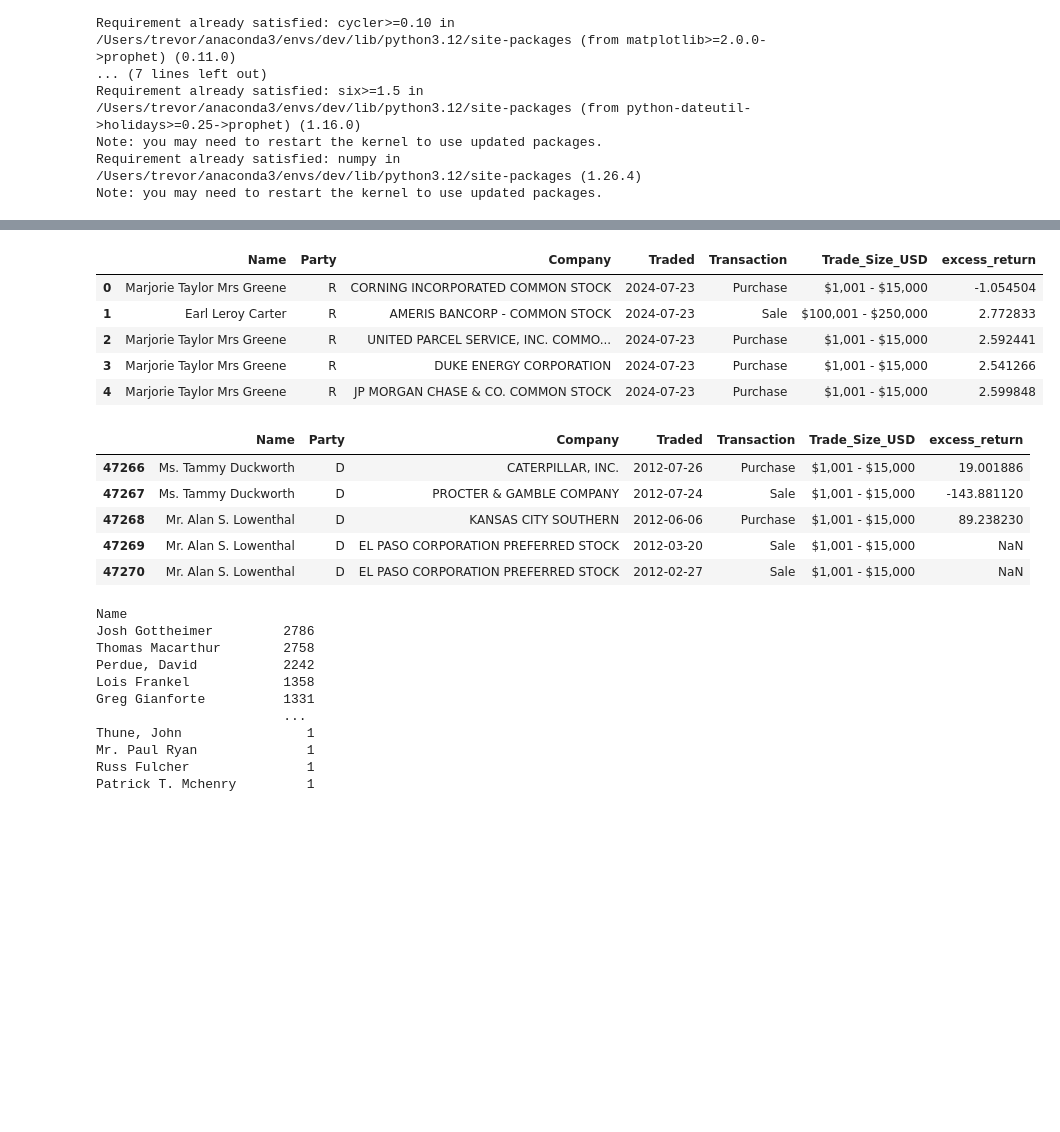
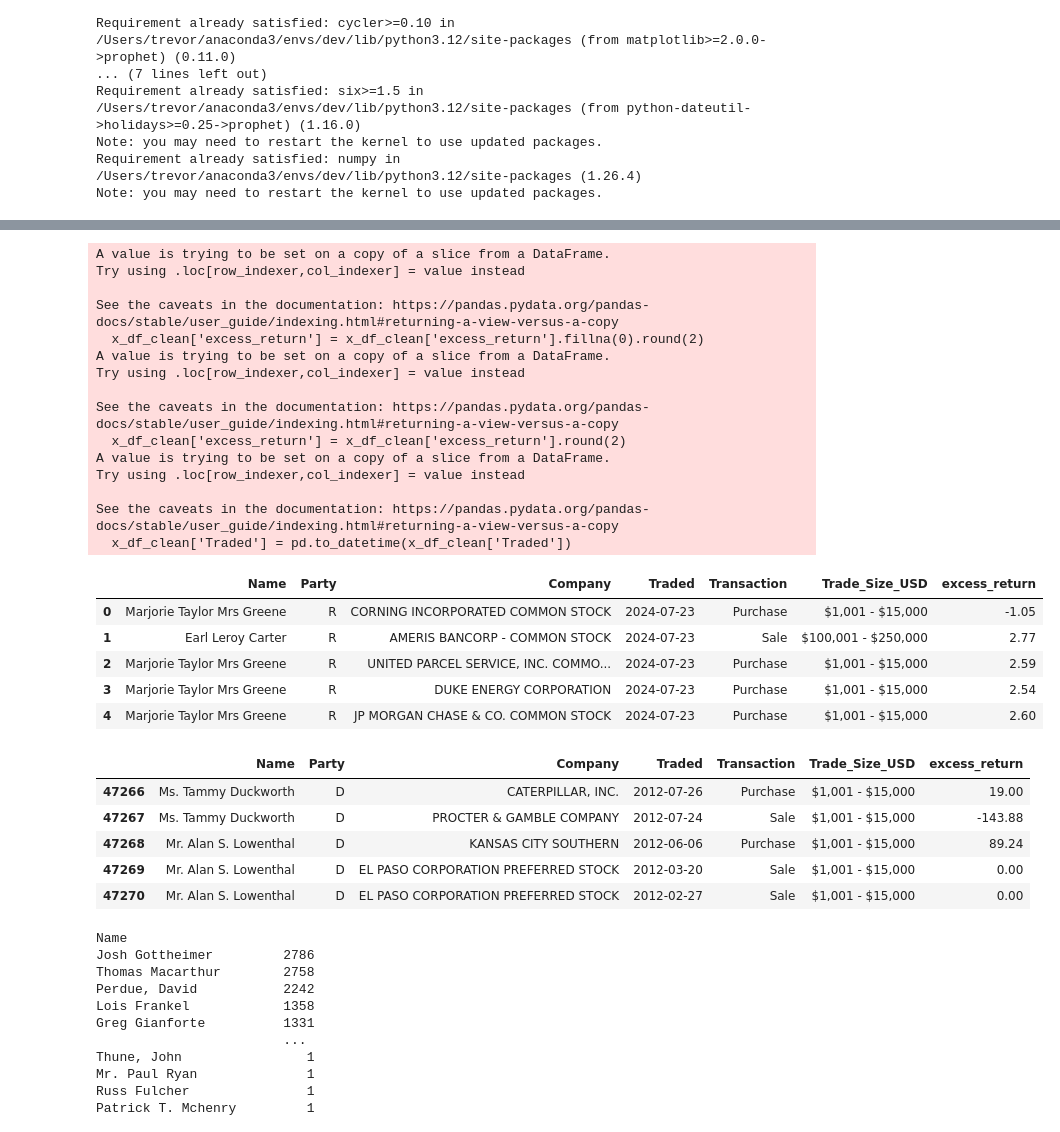
Before and after one commit to tsjohns9/ai-project-1, a Jupyter notebook: trev.ipynb, the cells around one changed output, grey strips where cells are left out. Cells and saved outputs as stored; diff of their text form; code cells hidden in the pictures; blank space fills up the shorter version.

```diff
--- a/trev.ipynb
+++ b/trev.ipynb
@@ -37,21 +37,39 @@ display(x_df.head())
 | 4 | JPM | ST | JP MORGAN CHASE & CO. COMMON STOCK | 2024-07-23 | Purchase | $1,001 - $15,000 | NEW | NaN | NaN | ... |
 # %%
 x_df_clean = x_df[['Name','Party', 'Company','Traded', 'Transaction', 'Trade_Size_USD', 'excess_return']]
+x_df_clean['excess_return'] = x_df_clean['excess_return'].fillna(0).round(2)
+x_df_clean['excess_return'] = x_df_clean['excess_return'].round(2)
+x_df_clean['Traded'] = pd.to_datetime(x_df_clean['Traded'])
 display(x_df_clean.head())
 display(x_df_clean.tail())
 # %% [output]
+A value is trying to be set on a copy of a slice from a DataFrame.
+Try using .loc[row_indexer,col_indexer] = value instead
+
+See the caveats in the documentation: https://pandas.pydata.org/pandas-docs/stable/user_guide/indexing.html#returning-a-view-versus-a-copy
+  x_df_clean['excess_return'] = x_df_clean['excess_return'].fillna(0).round(2)
+A value is trying to be set on a copy of a slice from a DataFrame.
+Try using .loc[row_indexer,col_indexer] = value instead
+
+See the caveats in the documentation: https://pandas.pydata.org/pandas-docs/stable/user_guide/indexing.html#returning-a-view-versus-a-copy
+  x_df_clean['excess_return'] = x_df_clean['excess_return'].round(2)
+A value is trying to be set on a copy of a slice from a DataFrame.
+Try using .loc[row_indexer,col_indexer] = value instead
+
+See the caveats in the documentation: https://pandas.pydata.org/pandas-docs/stable/user_guide/indexing.html#returning-a-view-versus-a-copy
+  x_df_clean['Traded'] = pd.to_datetime(x_df_clean['Traded'])
 |  | Name | Party | Company | Traded | Transaction | Trade_Size_USD | excess_return |
-| 0 | Marjorie Taylor Mrs Greene | R | CORNING INCORPORATED COMMON STOCK | 2024-07-23 | Purchase | $1,001 - $15,000 | -1.054504 |
-| 1 | Earl Leroy Carter | R | AMERIS BANCORP - COMMON STOCK | 2024-07-23 | Sale | $100,001 - $250,000 | 2.772833 |
-| 2 | Marjorie Taylor Mrs Greene | R | UNITED PARCEL SERVICE, INC. COMMO... | 2024-07-23 | Purchase | $1,001 - $15,000 | 2.592441 |
-| 3 | Marjorie Taylor Mrs Greene | R | DUKE ENERGY CORPORATION | 2024-07-23 | Purchase | $1,001 - $15,000 | 2.541266 |
-| 4 | Marjorie Taylor Mrs Greene | R | JP MORGAN CHASE & CO. COMMON STOCK | 2024-07-23 | Purchase | $1,001 - $15,000 | 2.599848 |
+| 0 | Marjorie Taylor Mrs Greene | R | CORNING INCORPORATED COMMON STOCK | 2024-07-23 | Purchase | $1,001 - $15,000 | -1.05 |
+| 1 | Earl Leroy Carter | R | AMERIS BANCORP - COMMON STOCK | 2024-07-23 | Sale | $100,001 - $250,000 | 2.77 |
+| 2 | Marjorie Taylor Mrs Greene | R | UNITED PARCEL SERVICE, INC. COMMO... | 2024-07-23 | Purchase | $1,001 - $15,000 | 2.59 |
+| 3 | Marjorie Taylor Mrs Greene | R | DUKE ENERGY CORPORATION | 2024-07-23 | Purchase | $1,001 - $15,000 | 2.54 |
+| 4 | Marjorie Taylor Mrs Greene | R | JP MORGAN CHASE & CO. COMMON STOCK | 2024-07-23 | Purchase | $1,001 - $15,000 | 2.60 |
 |  | Name | Party | Company | Traded | Transaction | Trade_Size_USD | excess_return |
-| 47266 | Ms. Tammy Duckworth | D | CATERPILLAR, INC. | 2012-07-26 | Purchase | $1,001 - $15,000 | 19.001886 |
-| 47267 | Ms. Tammy Duckworth | D | PROCTER & GAMBLE COMPANY | 2012-07-24 | Sale | $1,001 - $15,000 | -143.881120 |
-| 47268 | Mr. Alan S. Lowenthal | D | KANSAS CITY SOUTHERN | 2012-06-06 | Purchase | $1,001 - $15,000 | 89.238230 |
-| 47269 | Mr. Alan S. Lowenthal | D | EL PASO CORPORATION PREFERRED STOCK | 2012-03-20 | Sale | $1,001 - $15,000 | NaN |
-| 47270 | Mr. Alan S. Lowenthal | D | EL PASO CORPORATION PREFERRED STOCK | 2012-02-27 | Sale | $1,001 - $15,000 | NaN |
+| 47266 | Ms. Tammy Duckworth | D | CATERPILLAR, INC. | 2012-07-26 | Purchase | $1,001 - $15,000 | 19.00 |
+| 47267 | Ms. Tammy Duckworth | D | PROCTER & GAMBLE COMPANY | 2012-07-24 | Sale | $1,001 - $15,000 | -143.88 |
+| 47268 | Mr. Alan S. Lowenthal | D | KANSAS CITY SOUTHERN | 2012-06-06 | Purchase | $1,001 - $15,000 | 89.24 |
+| 47269 | Mr. Alan S. Lowenthal | D | EL PASO CORPORATION PREFERRED STOCK | 2012-03-20 | Sale | $1,001 - $15,000 | 0.00 |
+| 47270 | Mr. Alan S. Lowenthal | D | EL PASO CORPORATION PREFERRED STOCK | 2012-02-27 | Sale | $1,001 - $15,000 | 0.00 |
 # %%
 for column in x_df_clean.columns:
     print(x_df_clean['Name'].value_counts())
```
Also changed, not shown: parts of 44 cells of this notebook.
